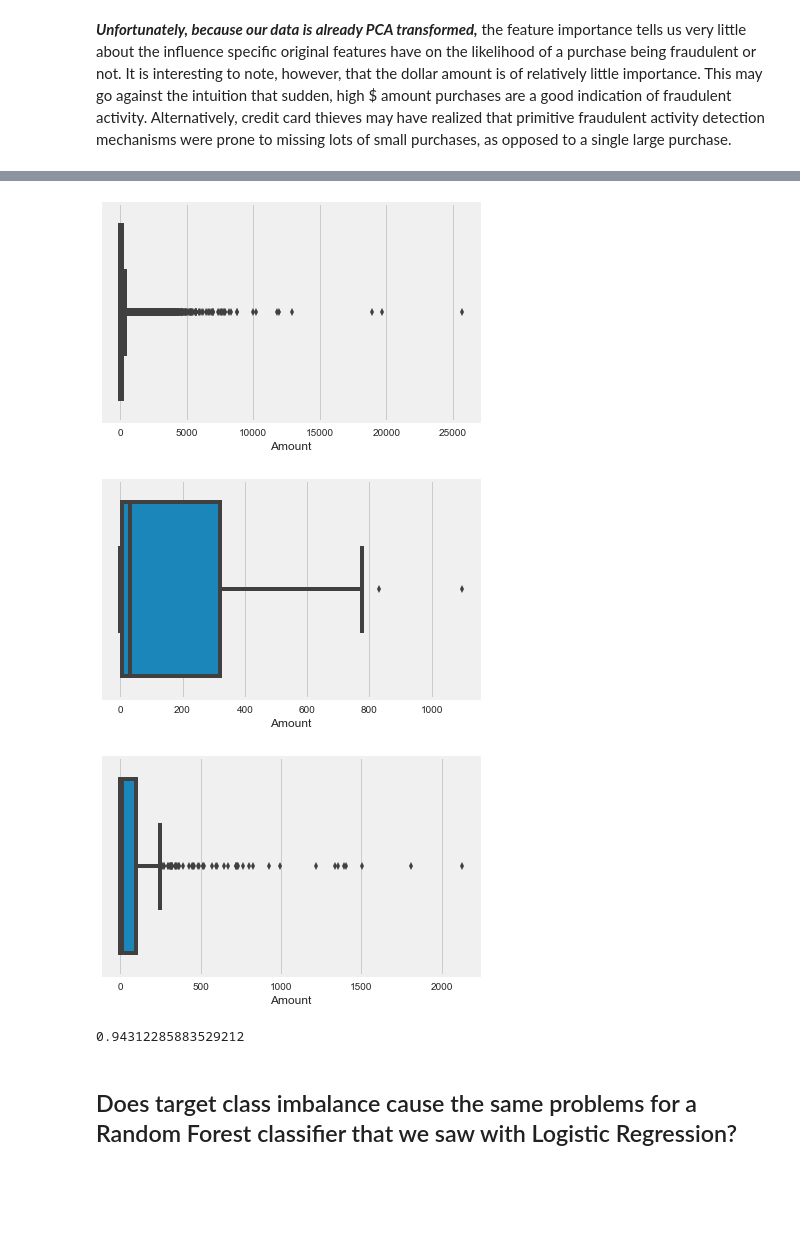
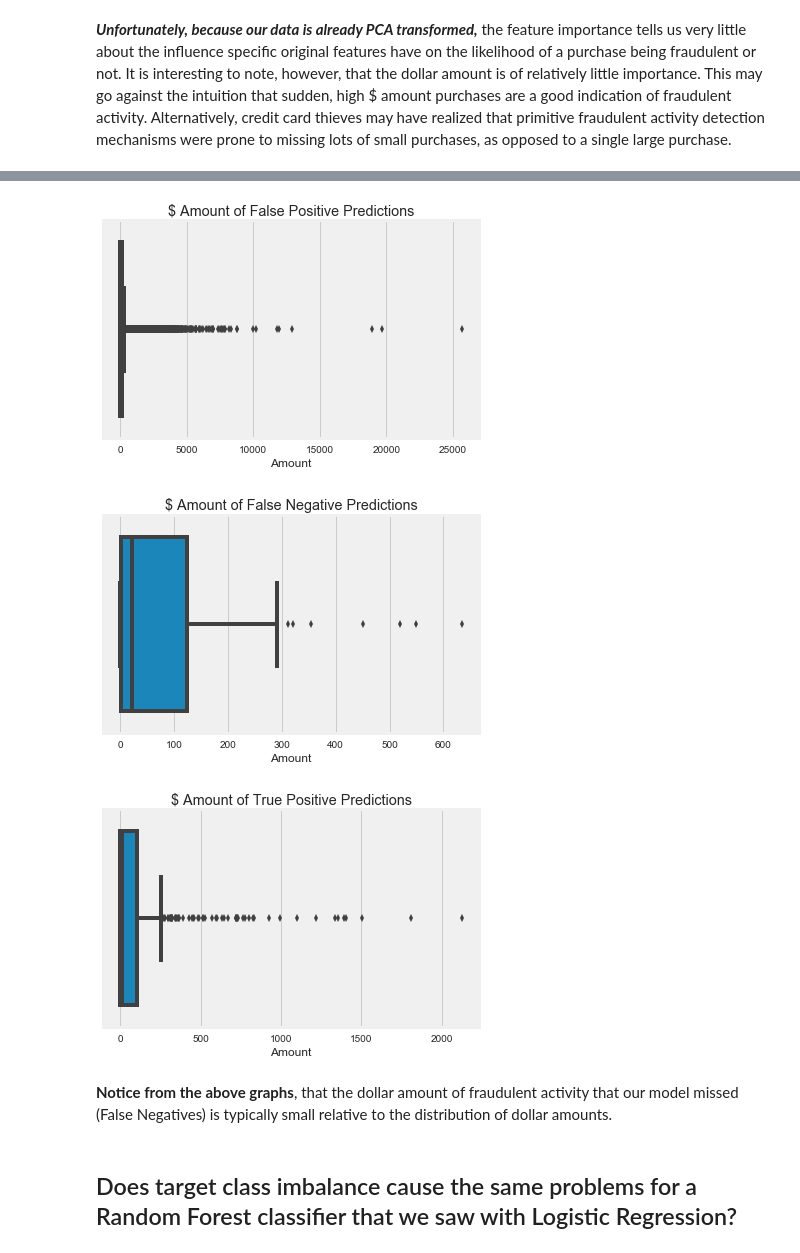
Before and after one commit to clbaechtold/ds5k_homework, a Jupyter notebook: final_project/credit_card_fraud.ipynb, the cells around one changed output, grey strips where cells are left out. Drawn from its saved outputs; the diff is of its cells as text; code cells hidden in the pictures; blank space fills up the shorter version.

```diff
--- a/final_project/credit_card_fraud.ipynb
+++ b/final_project/credit_card_fraud.ipynb
@@ -110,4 +172,4 @@ We grab the ten most highly-correlated features with our class labels, as well a
 # %%
-top_features = list(ranked.index[1:11])
+top_features = list(ranked.index[1:opt_num_feats+2])
 print list(top_features)
 # %% [output]
@@ -146,4 +191,4 @@ Name: Class, dtype: int64
 X = balanced[top_features]
 y = balanced['Class']
 
-X_train, X_test, y_train, y_test = train_test_split(X,y,test_size=.3)
+X_train, X_test, y_train, y_test = train_test_split(X,y,test_size=.25,random_state=124)
@@ -250,6 +295,8 @@ print 'Max AUROC achieved at max_depth =', max_depth_range[aurocs.index(max(auro
 print 'Max TPR achieved at max_depth =', max_depth_range[tprs.index(max(tprs))]
 print 'Min FPR achieved at max_depth =', max_depth_range[fprs.index(min(fprs))]
 
+depth_to_use = max_depth_range[aurocs.index(max(aurocs))]
+
 plt.plot(max_depth_range,scores, label='Accuracy');
 plt.plot(max_depth_range,tprs, label='True Positive Rate');
 plt.plot(max_depth_range,fprs, label='False Positive Rate');
@@ -280,5 +327,5 @@ Min FPR achieved at max_depth = 1
 # %%
-rf = RandomForestClassifier(n_estimators=100, max_depth=8)
+rf = RandomForestClassifier(n_estimators=100, max_depth=depth_to_use)
 # Train against
 rf.fit(X_train,y_train)
 print 'Calculating performance metrics on balanced test dataset...'
@@ -333,22 +385,23 @@ rf_data['rf_pred'] = rf.predict(X_all)
 # %%
 fps = rf_data[(rf_data.rf_pred == 1) & (rf_data['Class'] == 0)]
 sns.boxplot(fps.Amount);
+plt.title('$ Amount of False Positive Predictions');
 # %% [output]
-[figure, old version]
+[figure, new version]
 # %%
 fns = rf_data[(rf_data.rf_pred == 0) & (rf_data['Class'] == 1)]
 sns.boxplot(fns.Amount);
+plt.title('$ Amount of False Negative Predictions');
 # %% [output]
-[figure, old version]
+[figure, new version]
 # %%
 tps = rf_data[(rf_data.rf_pred == 1) & (rf_data['Class'] == 1)]
 sns.boxplot(tps.Amount);
+plt.title('$ Amount of True Positive Predictions');
 # %% [output]
-[figure, old version]
+[figure, new version]
-# %%
-roc_auc_score(y_all,rf_data.rf_pred)
-# %% [output]
-0.94312285883529212
+# %% [markdown]
+**Notice from the above graphs**, that the dollar amount of fraudulent activity that our model missed (False Negatives) is typically small relative to the distribution of dollar amounts.
 # %% [markdown]
 ## Does target class imbalance cause the same problems for a Random Forest classifier that we saw with Logistic Regression?
 # %%
```
Also changed, not shown: parts of 30 cells of this notebook.
